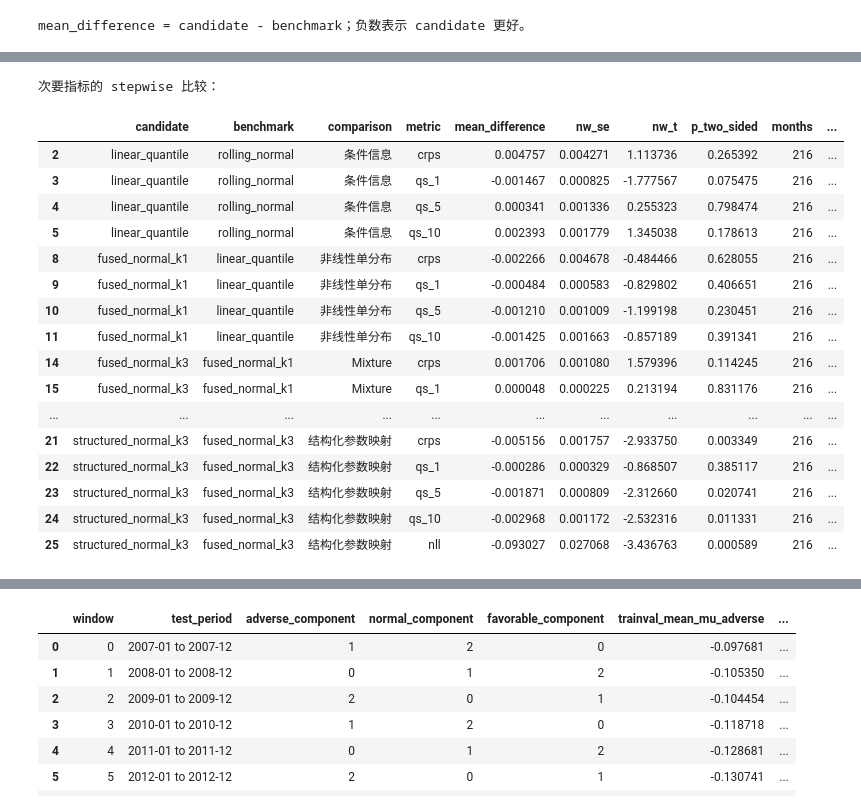
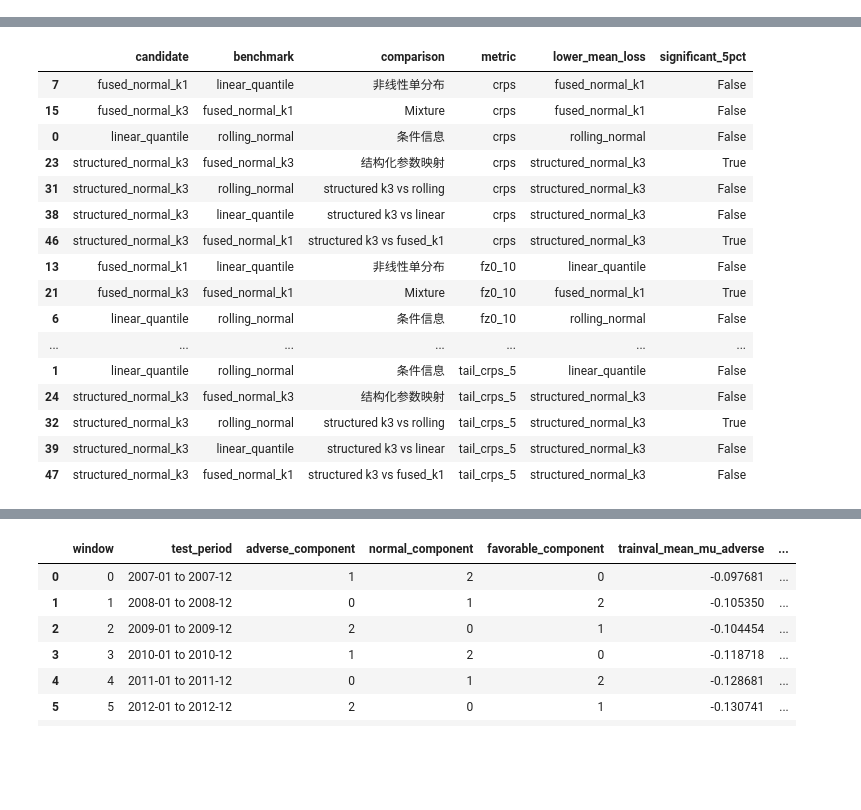
Before and after one commit to damonuc/PricingTailRisk_MDN, a Jupyter notebook: 3Compare_model.ipynb, the cells around one changed output, grey strips where cells are left out. Saved outputs shown, nothing was run; the diff lists cells and outputs as text; code cells hidden in the pictures; blank space fills up the shorter version.

```diff
--- a/3Compare_model.ipynb
+++ b/3Compare_model.ipynb
@@ -450,9 +482,19 @@ def score_model(model_id):
 # ==========================================
 # 6. 逐个模型评分，并立即聚合到月度层
 # ==========================================
-loss_columns = ["nll", "crps", "tail_crps_10", "qs_1", "qs_5", "qs_10", "fz0_1", "fz0_5", "fz0_10"]
-coverage_columns = ["coverage_1", "coverage_5", "coverage_10"]
+# 基础静态列
+loss_columns = ["nll", "crps"]
+# 动态扩展各个指标基于 alpha 的列
+loss_columns += [f"tail_crps_{alpha_suffix[a]}" for a in alphas]
+loss_columns += [f"qs_{alpha_suffix[a]}" for a in alphas]
+loss_columns += [f"fz0_{alpha_suffix[a]}" for a in alphas]
+
+coverage_columns = [f"coverage_{alpha_suffix[a]}" for a in alphas]
+fz0_columns = [f"fz0_{alpha_suffix[a]}" for a in alphas]
 monthly_parts, pit_parts, pit_hist_parts, quantile_checks = [], [], [], []
+
+# model_order=["structured_normal_k3"]
+
 
 for model_id in model_order:
     print(f"Scoring {model_labels[model_id]} ...")
@@ -462,7 +504,7 @@ for model_id in model_order:
     monthly = row_scores.groupby("mthcaldt", as_index=False).agg(
         n_firms=("permno", "size"),
         **{column: (column, "mean") for column in loss_columns + coverage_columns},
-        **{f"n_{column}": (column, "count") for column in ["fz0_1", "fz0_5", "fz0_10"]},
+        **{f"n_{column}": (column, "count") for column in fz0_columns},
     )
     monthly["model_id"] = model_id
     monthly_parts.append(monthly)
@@ -686,23 +676,15 @@ def newey_west_mean_test(values, lags=12):
     p_value = 2.0 * norm.sf(abs(t_stat)) if np.isfinite(t_stat) else np.nan
     return values.mean(), standard_error, t_stat, p_value, n
 
-
-model_steps = [
-    ("linear_quantile", "rolling_normal", "条件信息"),
-    ("fused_normal_k1", "linear_quantile", "非线性单分布"),
-    ("fused_normal_k3", "fused_normal_k1", "Mixture"),
-    ("structured_normal_k3", "fused_normal_k3", "结构化参数映射"),
-]
 # 这是预先指定的 stepwise 比较；前两步同时改变模型形式，不能解释为单一机制的因果识别。
-test_metrics = ["fz0_5", "tail_crps_10", "crps", "qs_1", "qs_5", "qs_10", "nll"]
 pairwise_rows = []
 
 for candidate, benchmark, interpretation in model_steps:
-    left = monthly_scores[monthly_scores["model_id"] == candidate][["mthcaldt"] + test_metrics]
-    right = monthly_scores[monthly_scores["model_id"] == benchmark][["mthcaldt"] + test_metrics]
+    left = monthly_scores[monthly_scores["model_id"] == candidate][["mthcaldt"] + loss_columns]
+    right = monthly_scores[monthly_scores["model_id"] == benchmark][["mthcaldt"] + loss_columns]
     paired = left.merge(right, on="mthcaldt", suffixes=("_candidate", "_benchmark"), validate="one_to_one")
 
-    for metric in test_metrics:
+    for metric in loss_columns:
         difference = paired[f"{metric}_candidate"] - paired[f"{metric}_benchmark"]
         if difference.notna().sum() == 0:
             continue
@@ -716,13 +698,10 @@ for candidate, benchmark, interpretation in model_steps:
         })
 
 pairwise_tests = pd.DataFrame(pairwise_rows)
-primary_pairwise = pairwise_tests[pairwise_tests["metric"].isin(["fz0_5", "tail_crps_10"])].copy()
-
-print("mean_difference = candidate - benchmark；负数表示 candidate 更好。")
-display(primary_pairwise.round(6))
-print("次要指标的 stepwise 比较：")
-display(pairwise_tests[~pairwise_tests["metric"].isin(["fz0_5", "tail_crps_10"])].round(6))
 pairwise_tests.to_parquet(result_dir / f"pairwise_tests_{timestamp}.parquet", index=False)
+display(pairwise_tests.round(6))
+# sort by candidate, benchmark, metric
+# pairwise_tests.sort_values(by=["candidate", "benchmark", "metric"], inplace=True)
+display(pairwise_tests[['candidate', 'benchmark', 'comparison', 'metric', 'lower_mean_loss', 'significant_5pct']].sort_values(by=["metric", "candidate"]).round(6))
 # %% [output]
-mean_difference = candidate - benchmark；负数表示 candidate 更好。
 |  | candidate | benchmark | comparison | metric | mean_difference | nw_se | nw_t | p_two_sided | months | ... |
@@ -737,18 +724,17 @@ mean_difference = candidate - benchmark；负数表示 candidate 更好。
-次要指标的 stepwise 比较：
-|  | candidate | benchmark | comparison | metric | mean_difference | nw_se | nw_t | p_two_sided | months | ... |
-| 2 | linear_quantile | rolling_normal | 条件信息 | crps | 0.004757 | 0.004271 | 1.113736 | 0.265392 | 216 | ... |
-| 3 | linear_quantile | rolling_normal | 条件信息 | qs_1 | -0.001467 | 0.000825 | -1.777567 | 0.075475 | 216 | ... |
-| 4 | linear_quantile | rolling_normal | 条件信息 | qs_5 | 0.000341 | 0.001336 | 0.255323 | 0.798474 | 216 | ... |
-| 5 | linear_quantile | rolling_normal | 条件信息 | qs_10 | 0.002393 | 0.001779 | 1.345038 | 0.178613 | 216 | ... |
-| 8 | fused_normal_k1 | linear_quantile | 非线性单分布 | crps | -0.002266 | 0.004678 | -0.484466 | 0.628055 | 216 | ... |
-| 9 | fused_normal_k1 | linear_quantile | 非线性单分布 | qs_1 | -0.000484 | 0.000583 | -0.829802 | 0.406651 | 216 | ... |
-| 10 | fused_normal_k1 | linear_quantile | 非线性单分布 | qs_5 | -0.001210 | 0.001009 | -1.199198 | 0.230451 | 216 | ... |
-| 11 | fused_normal_k1 | linear_quantile | 非线性单分布 | qs_10 | -0.001425 | 0.001663 | -0.857189 | 0.391341 | 216 | ... |
-| 14 | fused_normal_k3 | fused_normal_k1 | Mixture | crps | 0.001706 | 0.001080 | 1.579396 | 0.114245 | 216 | ... |
-| 15 | fused_normal_k3 | fused_normal_k1 | Mixture | qs_1 | 0.000048 | 0.000225 | 0.213194 | 0.831176 | 216 | ... |
-| ... | ... | ... | ... | ... | ... | ... | ... | ... | ... | ... |
-| 21 | structured_normal_k3 | fused_normal_k3 | 结构化参数映射 | crps | -0.005156 | 0.001757 | -2.933750 | 0.003349 | 216 | ... |
-| 22 | structured_normal_k3 | fused_normal_k3 | 结构化参数映射 | qs_1 | -0.000286 | 0.000329 | -0.868507 | 0.385117 | 216 | ... |
-| 23 | structured_normal_k3 | fused_normal_k3 | 结构化参数映射 | qs_5 | -0.001871 | 0.000809 | -2.312660 | 0.020741 | 216 | ... |
-| 24 | structured_normal_k3 | fused_normal_k3 | 结构化参数映射 | qs_10 | -0.002968 | 0.001172 | -2.532316 | 0.011331 | 216 | ... |
-| 25 | structured_normal_k3 | fused_normal_k3 | 结构化参数映射 | nll | -0.093027 | 0.027068 | -3.436763 | 0.000589 | 216 | ... |
+|  | candidate | benchmark | comparison | metric | lower_mean_loss | significant_5pct |
+| 7 | fused_normal_k1 | linear_quantile | 非线性单分布 | crps | fused_normal_k1 | False |
+| 15 | fused_normal_k3 | fused_normal_k1 | Mixture | crps | fused_normal_k1 | False |
+| 0 | linear_quantile | rolling_normal | 条件信息 | crps | rolling_normal | False |
+| 23 | structured_normal_k3 | fused_normal_k3 | 结构化参数映射 | crps | structured_normal_k3 | True |
+| 31 | structured_normal_k3 | rolling_normal | structured k3 vs rolling | crps | structured_normal_k3 | False |
+| 38 | structured_normal_k3 | linear_quantile | structured k3 vs linear | crps | structured_normal_k3 | False |
+| 46 | structured_normal_k3 | fused_normal_k1 | structured k3 vs fused_k1 | crps | structured_normal_k3 | True |
+| 13 | fused_normal_k1 | linear_quantile | 非线性单分布 | fz0_10 | linear_quantile | False |
+| 21 | fused_normal_k3 | fused_normal_k1 | Mixture | fz0_10 | fused_normal_k1 | True |
+| 6 | linear_quantile | rolling_normal | 条件信息 | fz0_10 | rolling_normal | False |
+| ... | ... | ... | ... | ... | ... | ... |
+| 1 | linear_quantile | rolling_normal | 条件信息 | tail_crps_5 | linear_quantile | False |
+| 24 | structured_normal_k3 | fused_normal_k3 | 结构化参数映射 | tail_crps_5 | structured_normal_k3 | False |
+| 32 | structured_normal_k3 | rolling_normal | structured k3 vs rolling | tail_crps_5 | structured_normal_k3 | True |
+| 39 | structured_normal_k3 | linear_quantile | structured k3 vs linear | tail_crps_5 | structured_normal_k3 | False |
+| 47 | structured_normal_k3 | fused_normal_k1 | structured k3 vs fused_k1 | tail_crps_5 | structured_normal_k3 | False |
```
Also changed, not shown: parts of 28 cells of this notebook, 5 other files.
